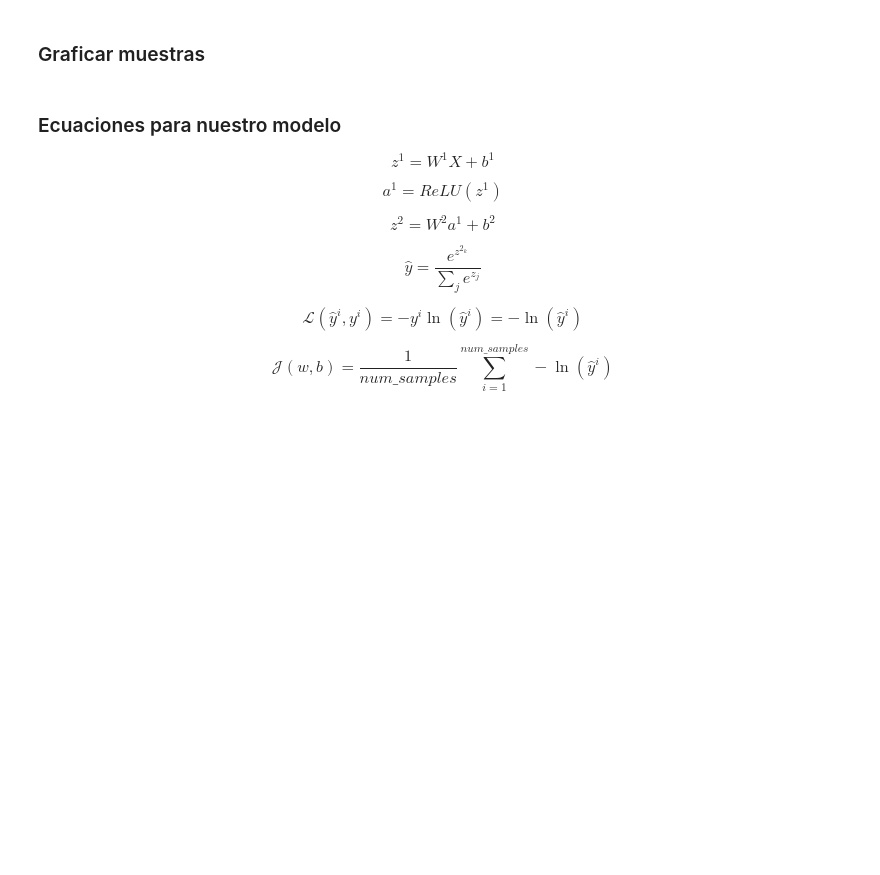
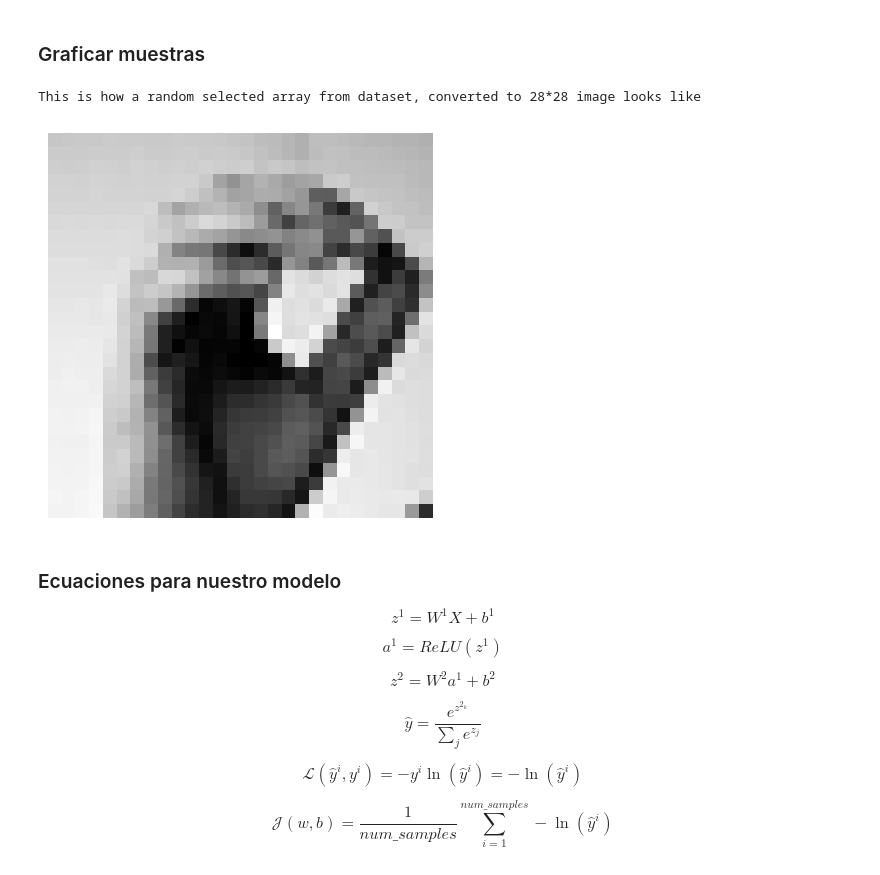
Before and after one commit to gattuzzo0/advanced_ml, a Jupyter notebook: A1b_DL_TC5033_AD2023.ipynb, the cells around one changed output. Cells and saved outputs as stored; diff of their text form; code cells hidden in the pictures; blank space fills up the shorter version.

Commit message:
Activity A1b functional

```diff
--- a/A1b_DL_TC5033_AD2023.ipynb
+++ b/A1b_DL_TC5033_AD2023.ipynb
@@ -88,0 +106,21 @@ TypeError: cannot unpack non-iterable NoneType object
+# %%
+#def split_val_test(x, y, pct=0.3, shuffle=True):
+#    '''
+#    Create a function that will allow you to split the previously loaded validation set
+#    into valition and test.
+#    '''
+#    x_val, y_val, x_test, y_test = train_test_split(x, y, pct, random_state=1)
+#    return x_val, y_val, x_test, y_test
+#    pass
+#
+
+#Instead of using a custom function, lets use ready to use splitting function from scikit-learn package
+from sklearn.model_selection import train_test_split
+
+x_val, x_test, y_val, y_test = train_test_split(x_val , y_val, test_size=0.3, random_state=1)
+
+print("Shape of x_val dataset is: ", x_val. shape)
+print("Shape of x_test dataset is: ", x_test. shape)
+
+print("Shape of y_val dataset is: ", y_val. shape)
+print("Shape of y_test dataset is: ", y_test. shape)
@@ -97,0 +189,8 @@ print(len(alphabet))
+# %%
+from sklearn.preprocessing import minmax_scale
+
+x_train = minmax_scale(x_train)
+#x_train_normalized.shape
+
+print("This is how NORMALIZED array looks like:")
+x_train[0]  #Prints array example ( first row of csv dataset )
@@ -98,5 +216,22 @@ print(len(alphabet))
 # %% [markdown]
 ### Graficar muestras
+# %%
+def plot_number(image):
+    plt.figure(figsize=(5,5))
+    plt.imshow(image.squeeze(), cmap=plt.get_cmap('gray'))
+    plt.axis('off')
+    plt.show()
+
+#Generates a random integer
+rnd_idx = np.random.randint(len(y_test))
+
+#Reshape array form 784*1 1D np.array   -->   28*28 2D np.array
+# to make it possible to be plot as greyscale image
+print("This is how a random selected array from dataset, converted to 28*28 image looks like")
+plot_number(x_train[rnd_idx].reshape(28,28))
+# %% [output]
+This is how a random selected array from dataset, converted to 28*28 image looks like
+[figure, added]
 # %% [markdown]
 ### Ecuaciones para nuestro modelo
 
```
Also changed, not shown: parts of 35 cells of this notebook, 1 other file.
